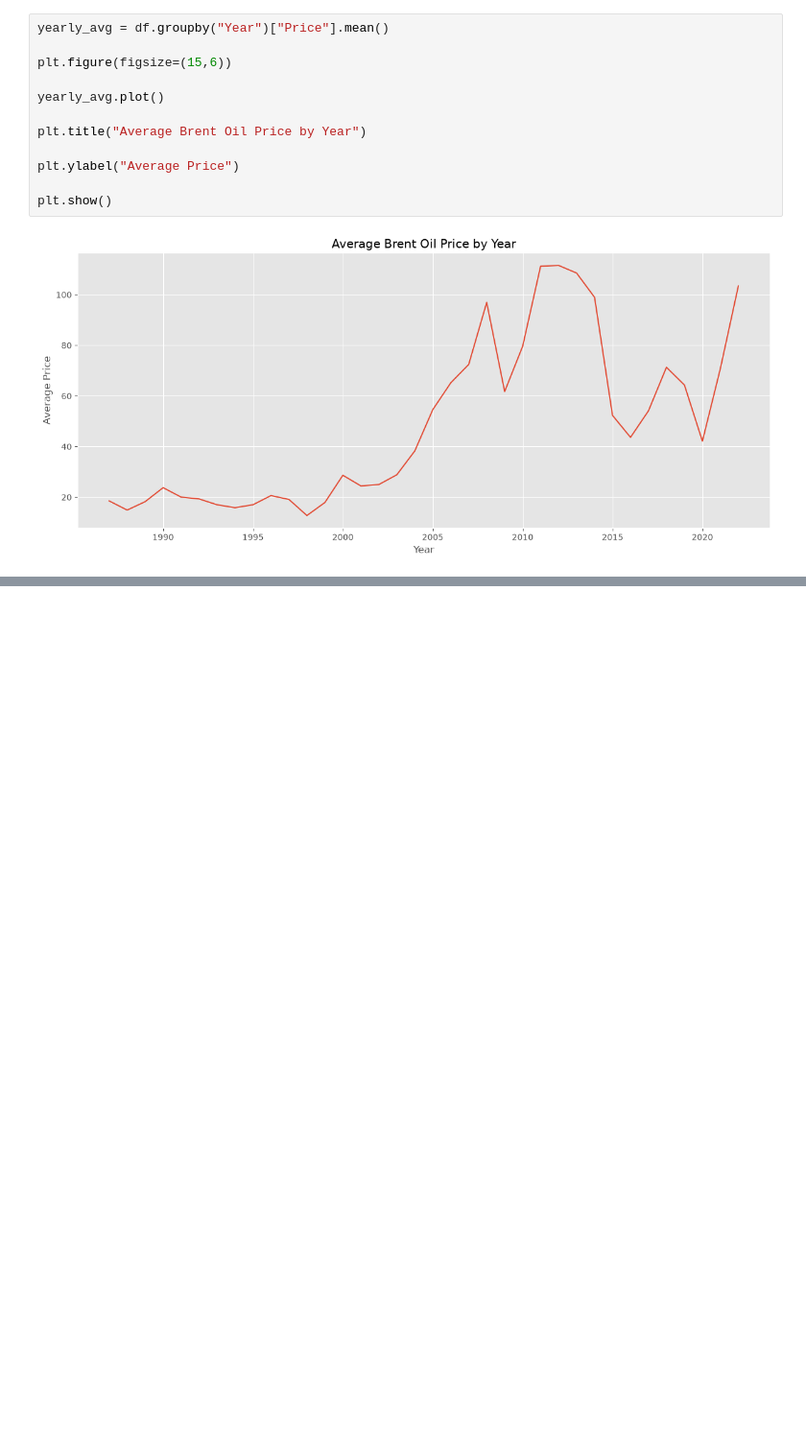
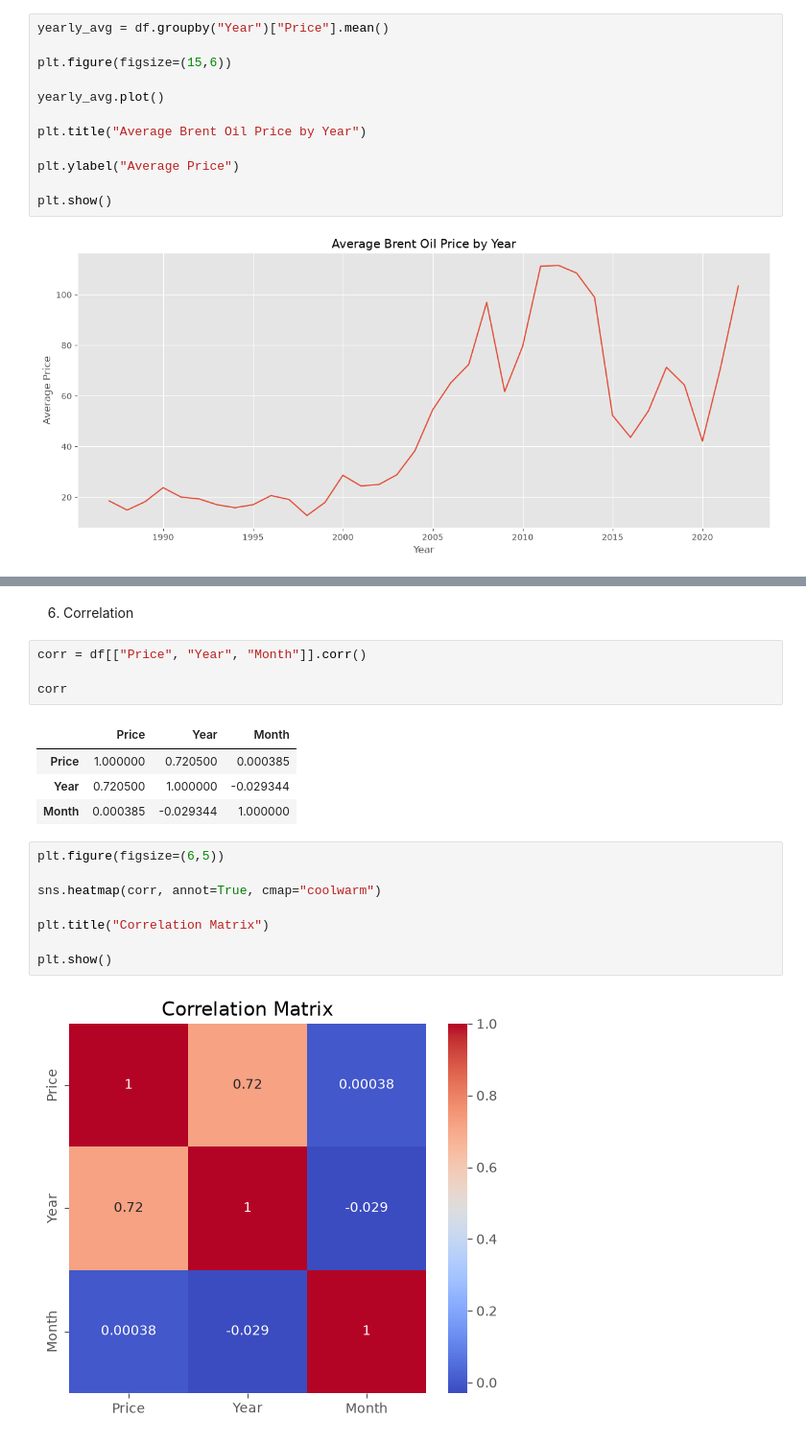
Before and after one commit to Lalisecf/brent-oil-change-point-analysis-week10, a Jupyter notebook: notebooks/task1_eda.ipynb, the cells around one changed output, grey strips where cells are left out. Shown at 96% size. Cells and saved outputs as stored; diff of their text form; blank space fills up the shorter version.

Commit message:
feat: analyze feature correlations

```diff
--- a/notebooks/task1_eda.ipynb
+++ b/notebooks/task1_eda.ipynb
@@ -244,3 +244,24 @@ The line chart illustrates the average annual Brent oil price from **1987 to 202
 ### Conclusion
 
 The annual average price trend demonstrates that Brent oil prices have undergone several distinct market regimes over the past three decades. The presence of prolonged upward and downward movements, along with abrupt changes associated with major global events, indicates that the time series is **non-stationary** and contains **structural breaks**. These findings support the application of **Bayesian Change Point Analysis** to identify the timing and impact of significant shifts in the oil market.
+# %% [markdown]
+6. Correlation
+# %%
+corr = df[["Price", "Year", "Month"]].corr()
+
+corr
+# %% [output]
+|  | Price | Year | Month |
+| Price | 1.000000 | 0.720500 | 0.000385 |
+| Year | 0.720500 | 1.000000 | -0.029344 |
+| Month | 0.000385 | -0.029344 | 1.000000 |
+# %%
+plt.figure(figsize=(6,5))
+
+sns.heatmap(corr, annot=True, cmap="coolwarm")
+
+plt.title("Correlation Matrix")
+
+plt.show()
+# %% [output]
+[figure, added]
```
Also changed, not shown: parts of 1 cell of this notebook.
